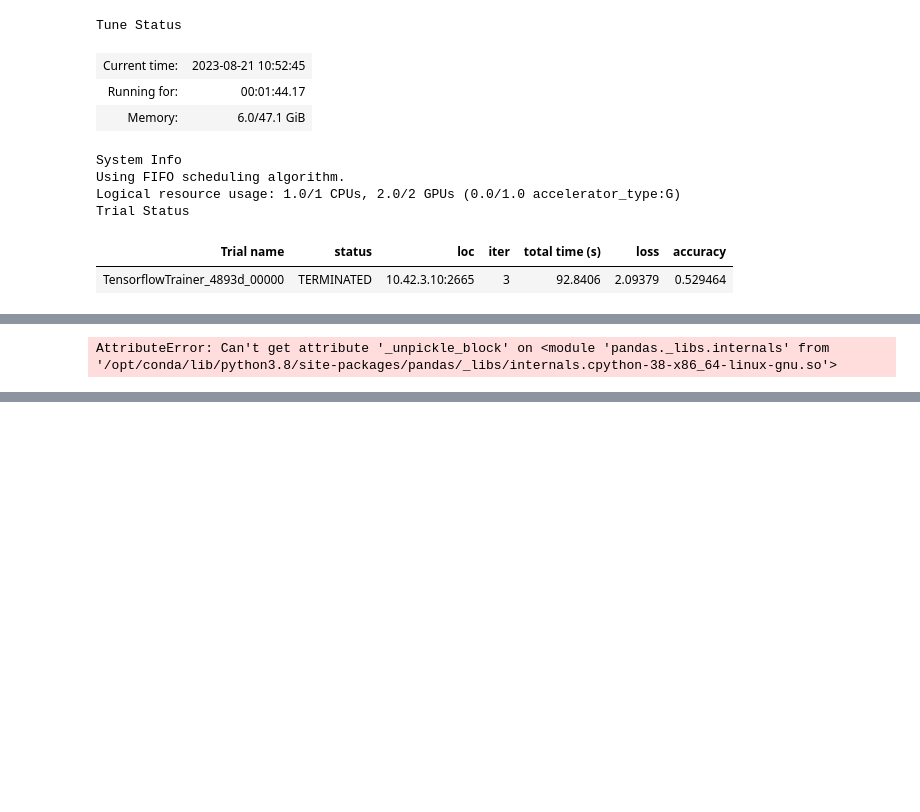
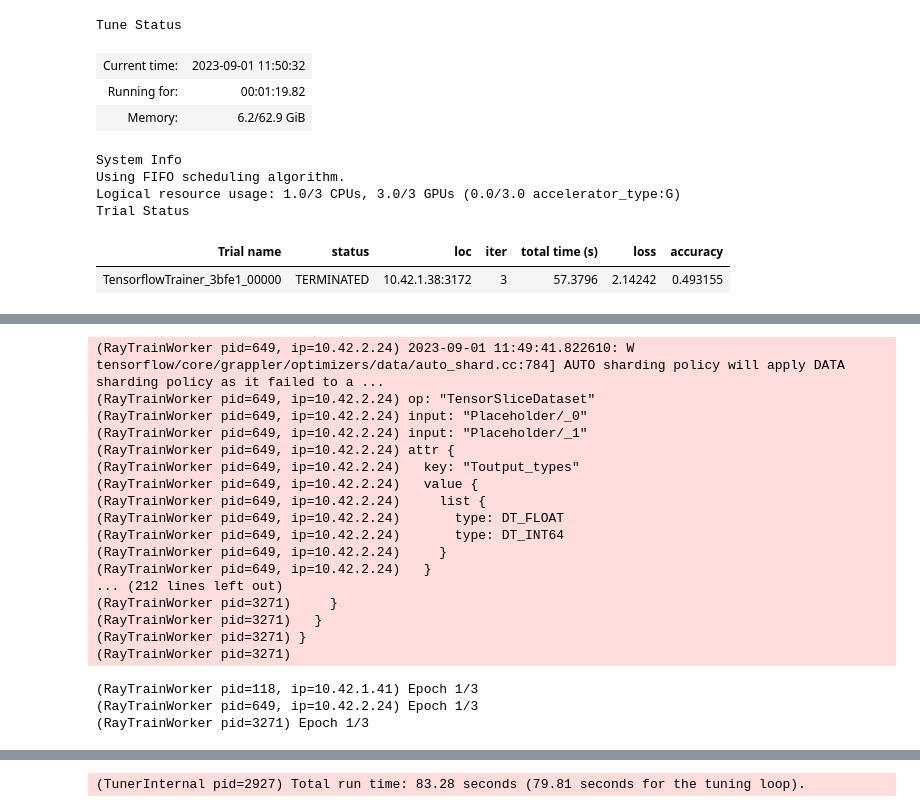
Before and after one commit to data-max-hq/cost-effective-ml, a Jupyter notebook: example_notebook/notebook.ipynb, the cells around one changed output, grey strips where cells are left out. Cells and saved outputs as stored; diff of their text form; code cells hidden in the pictures; blank space fills up the shorter version.

```diff
--- a/example_notebook/notebook.ipynb
+++ b/example_notebook/notebook.ipynb
@@ -147,13 +149,13 @@ ray.init(address="ray://example-cluster-head-svc:10001", runtime_env=runtime_env
 # %%
-train_tensorflow_mnist(num_workers=2, use_gpu=True, epochs=3)
+result=train_tensorflow_mnist(num_workers=3, use_gpu=True, epochs=3)
 # %% [output]
 Tune Status
-| Current time: | 2023-08-21 10:52:45 |
-| Running for: | 00:01:44.17 |
-| Memory: | 6.0/47.1 GiB |
+| Current time: | 2023-09-01 11:50:32 |
+| Running for: | 00:01:19.82 |
+| Memory: | 6.2/62.9 GiB |
 System Info
 Using FIFO scheduling algorithm.
-Logical resource usage: 1.0/1 CPUs, 2.0/2 GPUs (0.0/1.0 accelerator_type:G)
+Logical resource usage: 1.0/3 CPUs, 3.0/3 GPUs (0.0/3.0 accelerator_type:G)
 Trial Status
 | Trial name | status | loc | iter | total time (s) | loss | accuracy |
-| TensorflowTrainer_4893d_00000 | TERMINATED | 10.42.3.10:2665 | 3 | 92.8406 | 2.09379 | 0.529464 |
+| TensorflowTrainer_3bfe1_00000 | TERMINATED | 10.42.1.38:3172 | 3 | 57.3796 | 2.14242 | 0.493155 |
@@ -190 +185,20 @@ WARNING: 8 PYTHON worker processes have been started on node: 1547d6ea893b81edf1
-AttributeError: Can't get attribute '_unpickle_block' on <module 'pandas._libs.internals' from '/opt/conda/lib/python3.8/site-packages/pandas/_libs/internals.cpython-38-x86_64-linux-gnu.so'>
+(RayTrainWorker pid=649, ip=10.42.2.24) 2023-09-01 11:49:41.822610: W tensorflow/core/grappler/optimizers/data/auto_shard.cc:784] AUTO sharding policy will apply DATA sharding policy as it failed to a ...
+(RayTrainWorker pid=649, ip=10.42.2.24) op: "TensorSliceDataset"
+(RayTrainWorker pid=649, ip=10.42.2.24) input: "Placeholder/_0"
+(RayTrainWorker pid=649, ip=10.42.2.24) input: "Placeholder/_1"
+(RayTrainWorker pid=649, ip=10.42.2.24) attr {
+(RayTrainWorker pid=649, ip=10.42.2.24)   key: "Toutput_types"
+(RayTrainWorker pid=649, ip=10.42.2.24)   value {
+(RayTrainWorker pid=649, ip=10.42.2.24)     list {
+(RayTrainWorker pid=649, ip=10.42.2.24)       type: DT_FLOAT
+(RayTrainWorker pid=649, ip=10.42.2.24)       type: DT_INT64
+(RayTrainWorker pid=649, ip=10.42.2.24)     }
+(RayTrainWorker pid=649, ip=10.42.2.24)   }
+... (212 lines left out)
+(RayTrainWorker pid=3271)     }
+(RayTrainWorker pid=3271)   }
+(RayTrainWorker pid=3271) }
+(RayTrainWorker pid=3271)
+(RayTrainWorker pid=118, ip=10.42.1.41) Epoch 1/3
+(RayTrainWorker pid=649, ip=10.42.2.24) Epoch 1/3
+(RayTrainWorker pid=3271) Epoch 1/3
@@ -190,0 +223 @@ AttributeError: Can't get attribute '_unpickle_block' on <module 'pandas._libs.i
+(TunerInternal pid=2927) Total run time: 83.28 seconds (79.81 seconds for the tuning loop).
```
Also changed, not shown: parts of 9 cells of this notebook, 1 other file.
